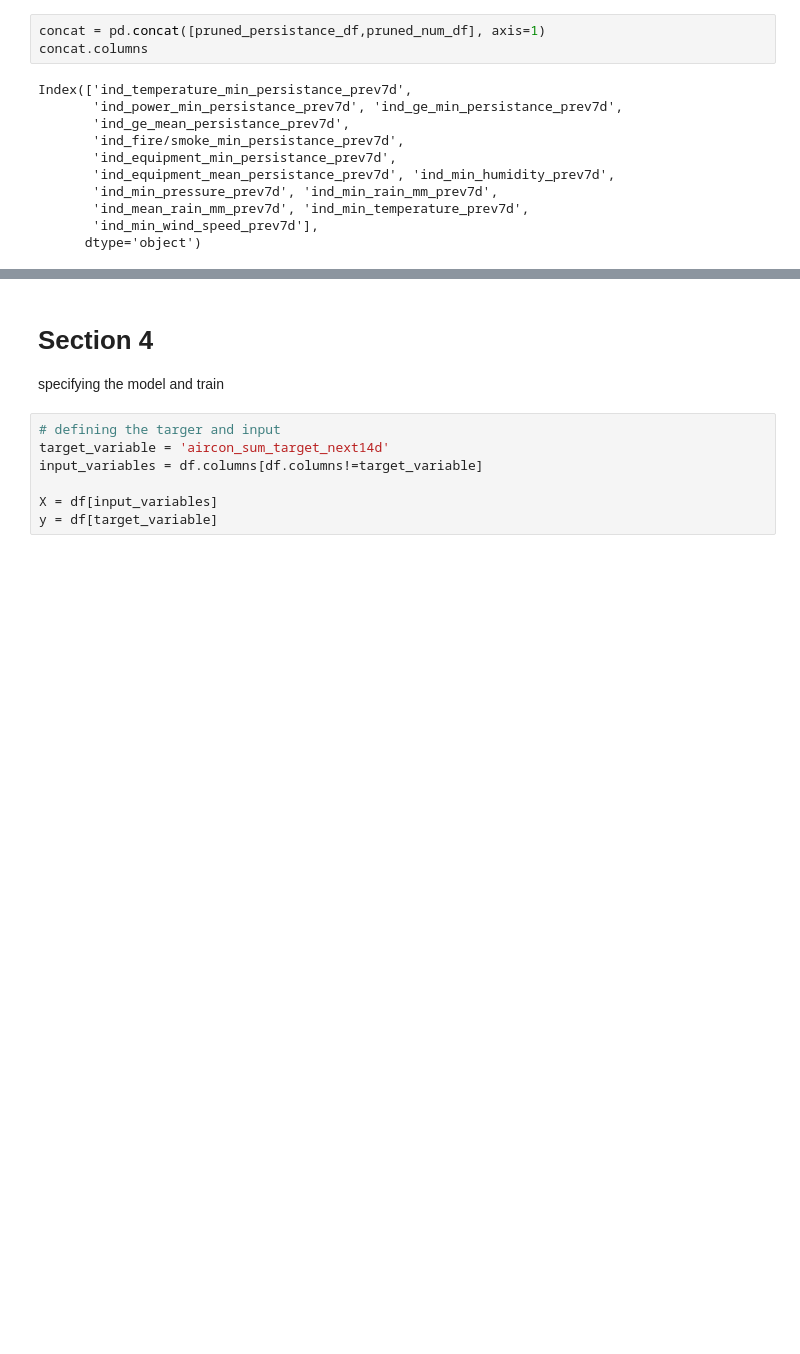
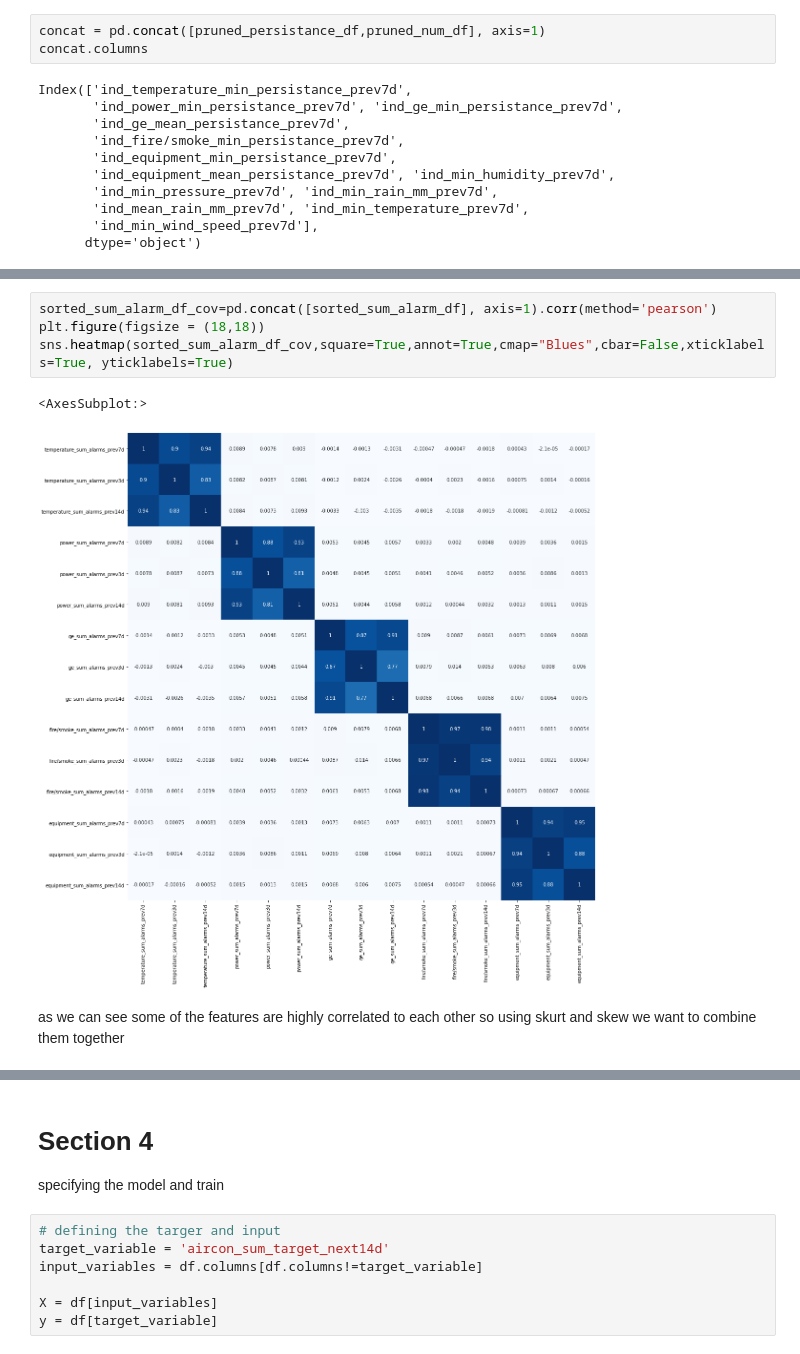
Before and after one commit to taratandel/Predictive-Maintenance, a Jupyter notebook: DMTM2020-Challenge-Part1.ipynb, the cells around one changed output, grey strips where cells are left out. Drawn from its saved outputs; the diff is of its cells as text; blank space fills up the shorter version.

```diff
--- a/DMTM2020-Challenge-Part1.ipynb
+++ b/DMTM2020-Challenge-Part1.ipynb
@@ -528,0 +538,9 @@ Index(['ind_temperature_min_persistance_prev7d',
+# %%
+sorted_sum_alarm_df_cov=pd.concat([sorted_sum_alarm_df], axis=1).corr(method='pearson')
+plt.figure(figsize = (18,18))
+sns.heatmap(sorted_sum_alarm_df_cov,square=True,annot=True,cmap="Blues",cbar=False,xticklabels=True, yticklabels=True)
+# %% [output]
+<AxesSubplot:>
+[figure, added]
+# %% [markdown]
+as we can see some of the features are highly correlated to each other so using skurt and skew we want to combine them together
```
Also changed, not shown: parts of 20 cells of this notebook.
